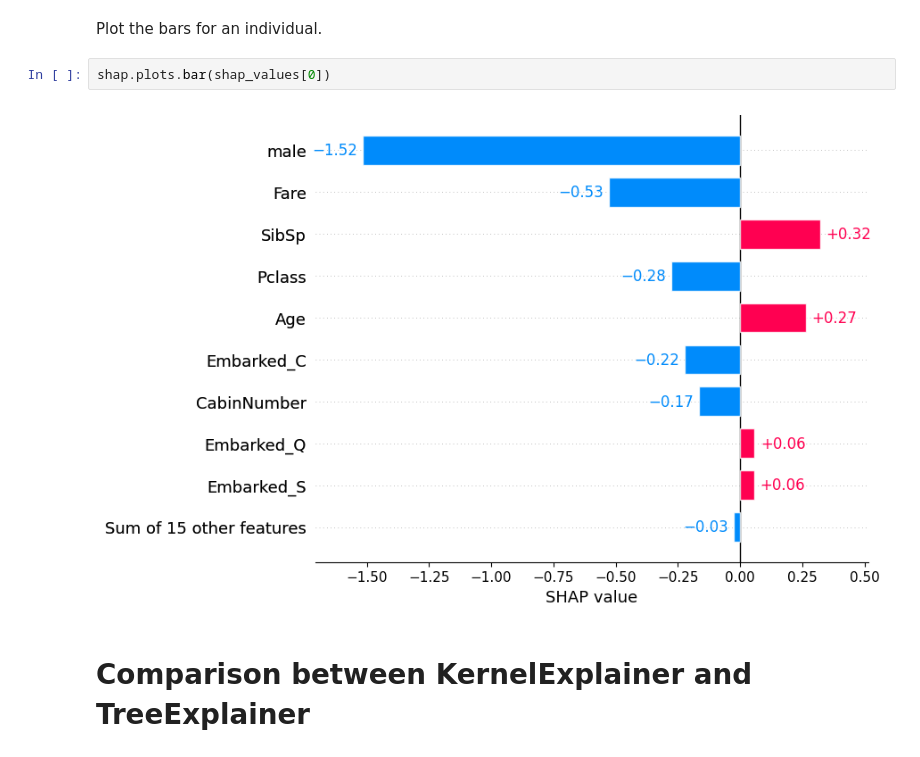
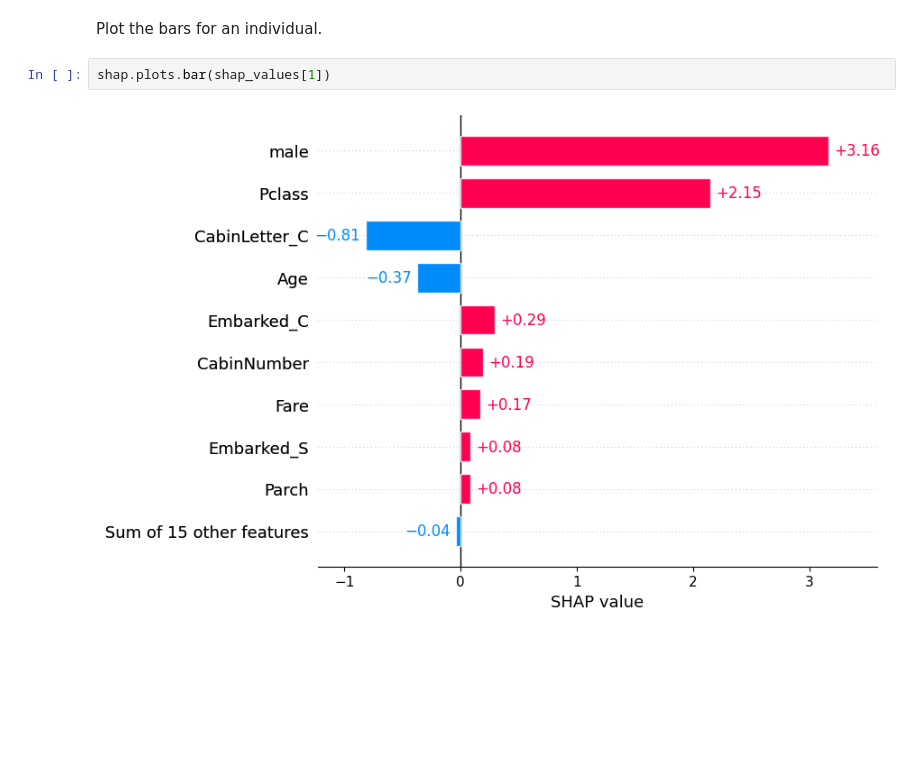
Before and after one commit to hsma-programme/h6_4g_explainable_ai, a Jupyter notebook: teaching_notebooks/shap_only_tree_classification_example_titanic.ipynb, the cells around one changed output. Drawn from its saved outputs; the diff is of its cells as text; blank space fills up the shorter version.

```diff
--- a/teaching_notebooks/shap_only_nb_diabetes_regression.ipynb
+++ b/teaching_notebooks/shap_only_tree_classification_example_titanic.ipynb
@@ -134,8 +168,6 @@ shap.plots.bar(shap_values.cohorts(sex).abs.mean(0))
 # %% [markdown]
 Plot the bars for an individual.
 # %%
-shap.plots.bar(shap_values[0])
+shap.plots.bar(shap_values[1])
 # %% [output]
-[figure, old version]
+[figure, new version]
-# %% [markdown]
-# Comparison between KernelExplainer and TreeExplainer
```
Also changed, not shown: parts of 23 cells of this notebook, 7 other files.
